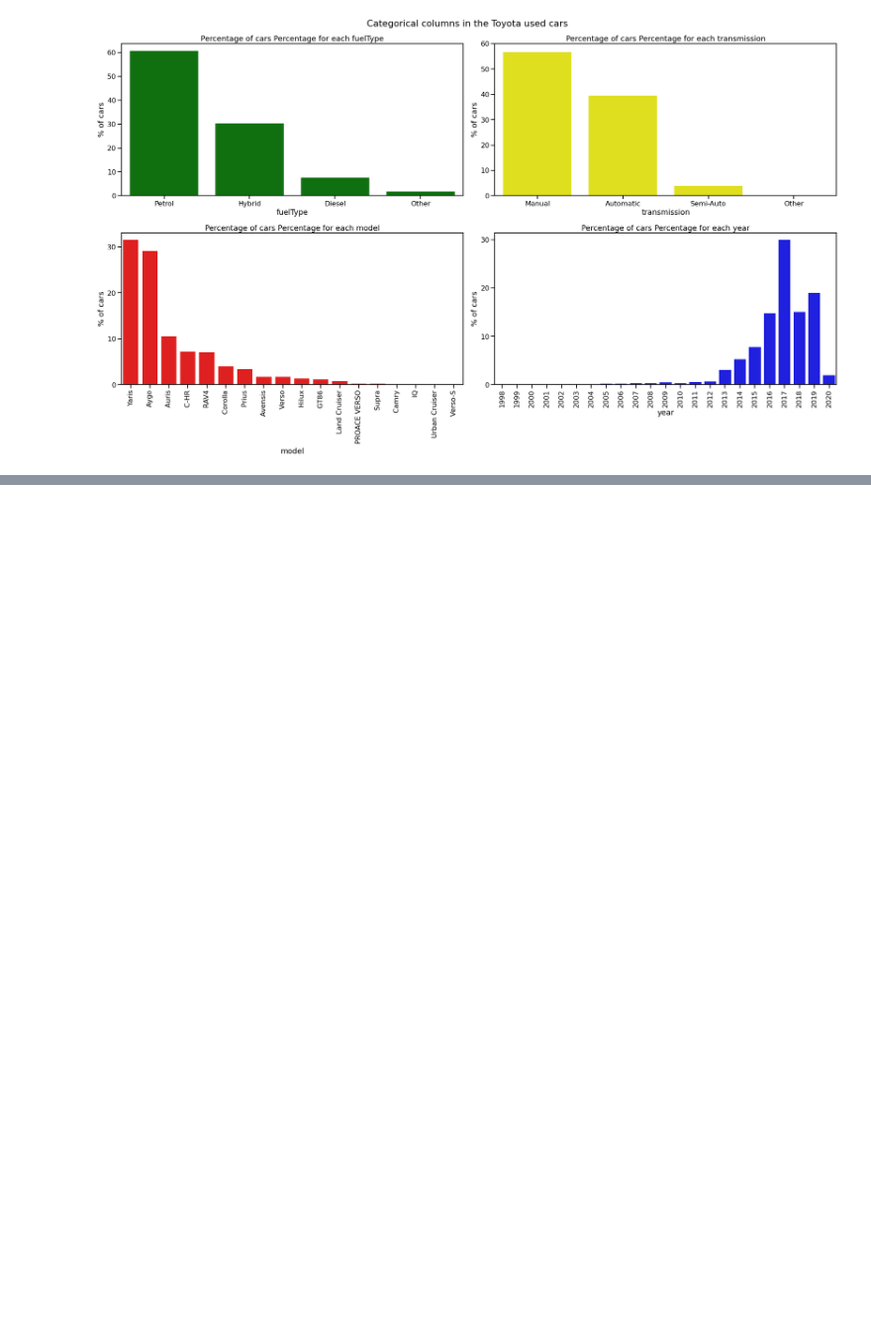
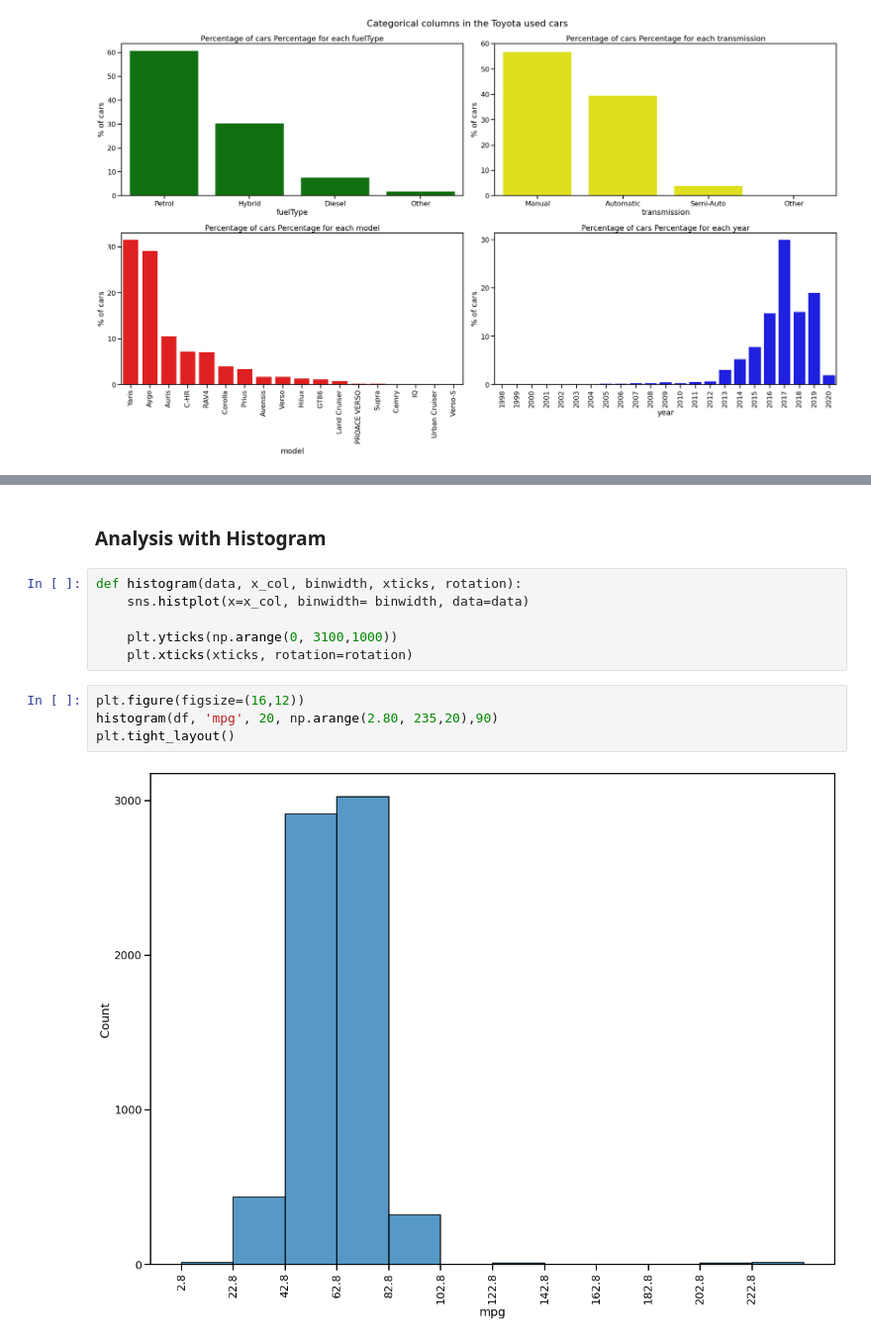
Before and after one commit to AsifSalman/Toyota_used_car_analysis, a Jupyter notebook: Toyota_used_car_EDA.ipynb, the cells around one changed output, grey strips where cells are left out. Shown at 99% size. Drawn from its saved outputs; the diff is of its cells as text; blank space fills up the shorter version.

```diff
--- a/Toyota_used_car_EDA.ipynb
+++ b/Toyota_used_car_EDA.ipynb
@@ -71,0 +106,14 @@ plt.tight_layout()
+# %% [markdown]
+### Analysis with Histogram
+# %%
+def histogram(data, x_col, binwidth, xticks, rotation):
+    sns.histplot(x=x_col, binwidth= binwidth, data=data)
+
+    plt.yticks(np.arange(0, 3100,1000))
+    plt.xticks(xticks, rotation=rotation)
+# %%
+plt.figure(figsize=(16,12))
+histogram(df, 'mpg', 20, np.arange(2.80, 235,20),90)
+plt.tight_layout()
+# %% [output]
+[figure, added]
```
Also changed, not shown: parts of 22 cells of this notebook.
